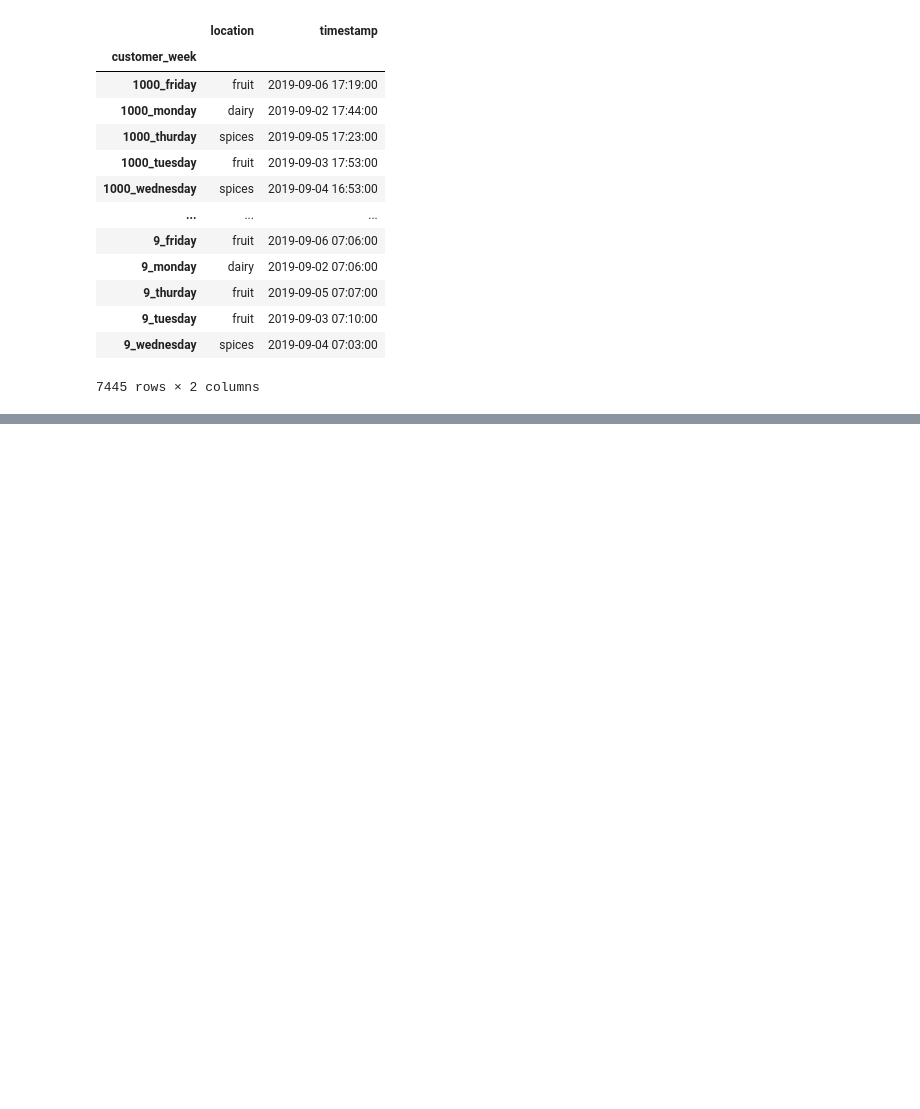
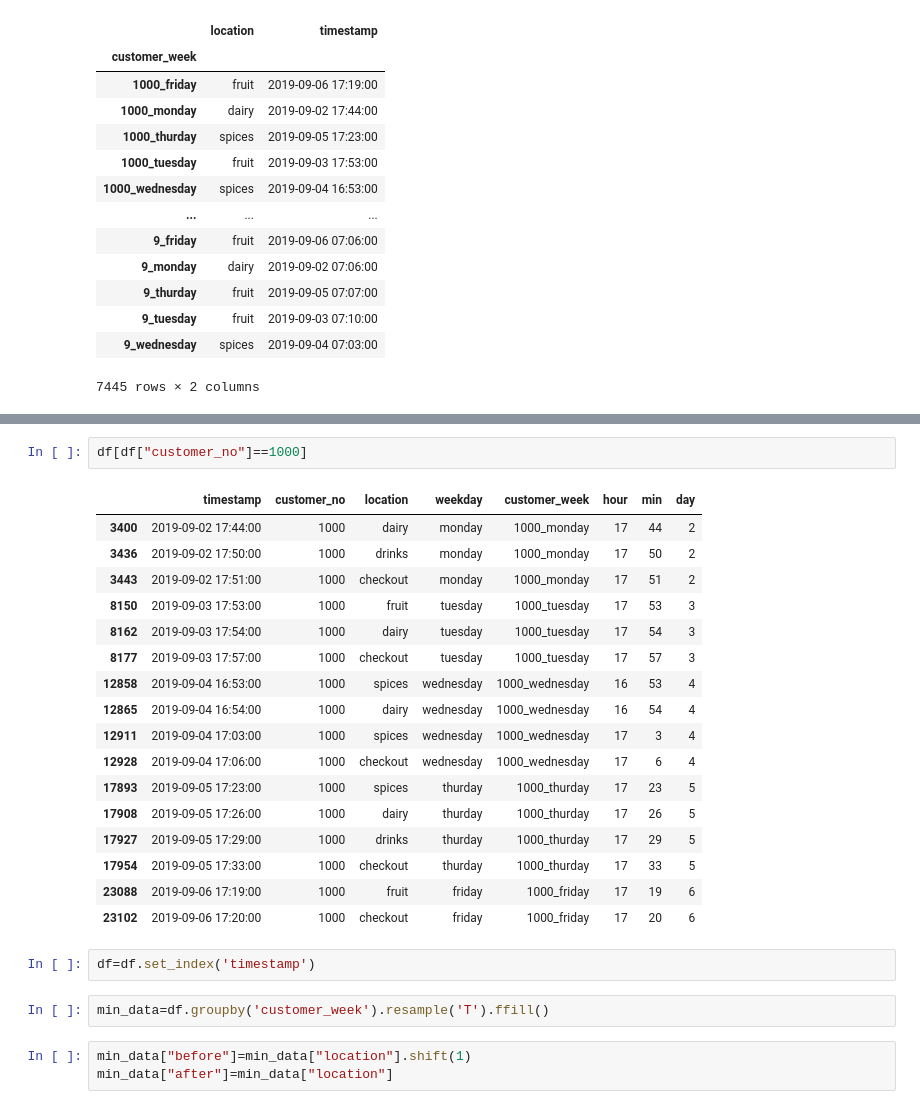
Before and after one commit to abhisrn1986/SupermarketSimulation, a Jupyter notebook: MarkovSimulation/data_exploration.ipynb, the cells around one changed output, grey strips where cells are left out. Drawn from its saved outputs; the diff is of its cells as text; blank space fills up the shorter version.

```diff
--- a/MarkovSimulation/data_exploration.ipynb
+++ b/MarkovSimulation/data_exploration.ipynb
@@ -462,0 +538,27 @@ sns.histplot(first_sec['location']);
+# %%
+df[df["customer_no"]==1000]
+# %% [output]
+|  | timestamp | customer_no | location | weekday | customer_week | hour | min | day |
+| 3400 | 2019-09-02 17:44:00 | 1000 | dairy | monday | 1000_monday | 17 | 44 | 2 |
+| 3436 | 2019-09-02 17:50:00 | 1000 | drinks | monday | 1000_monday | 17 | 50 | 2 |
+| 3443 | 2019-09-02 17:51:00 | 1000 | checkout | monday | 1000_monday | 17 | 51 | 2 |
+| 8150 | 2019-09-03 17:53:00 | 1000 | fruit | tuesday | 1000_tuesday | 17 | 53 | 3 |
+| 8162 | 2019-09-03 17:54:00 | 1000 | dairy | tuesday | 1000_tuesday | 17 | 54 | 3 |
+| 8177 | 2019-09-03 17:57:00 | 1000 | checkout | tuesday | 1000_tuesday | 17 | 57 | 3 |
+| 12858 | 2019-09-04 16:53:00 | 1000 | spices | wednesday | 1000_wednesday | 16 | 53 | 4 |
+| 12865 | 2019-09-04 16:54:00 | 1000 | dairy | wednesday | 1000_wednesday | 16 | 54 | 4 |
+| 12911 | 2019-09-04 17:03:00 | 1000 | spices | wednesday | 1000_wednesday | 17 | 3 | 4 |
+| 12928 | 2019-09-04 17:06:00 | 1000 | checkout | wednesday | 1000_wednesday | 17 | 6 | 4 |
+| 17893 | 2019-09-05 17:23:00 | 1000 | spices | thurday | 1000_thurday | 17 | 23 | 5 |
+| 17908 | 2019-09-05 17:26:00 | 1000 | dairy | thurday | 1000_thurday | 17 | 26 | 5 |
+| 17927 | 2019-09-05 17:29:00 | 1000 | drinks | thurday | 1000_thurday | 17 | 29 | 5 |
+| 17954 | 2019-09-05 17:33:00 | 1000 | checkout | thurday | 1000_thurday | 17 | 33 | 5 |
+| 23088 | 2019-09-06 17:19:00 | 1000 | fruit | friday | 1000_friday | 17 | 19 | 6 |
+| 23102 | 2019-09-06 17:20:00 | 1000 | checkout | friday | 1000_friday | 17 | 20 | 6 |
+# %%
+df=df.set_index('timestamp')
+# %%
+min_data=df.groupby('customer_week').resample('T').ffill()
+# %%
+min_data["before"]=min_data["location"].shift(1)
+min_data["after"]=min_data["location"]
```
Also changed, not shown: parts of 21 cells of this notebook.
